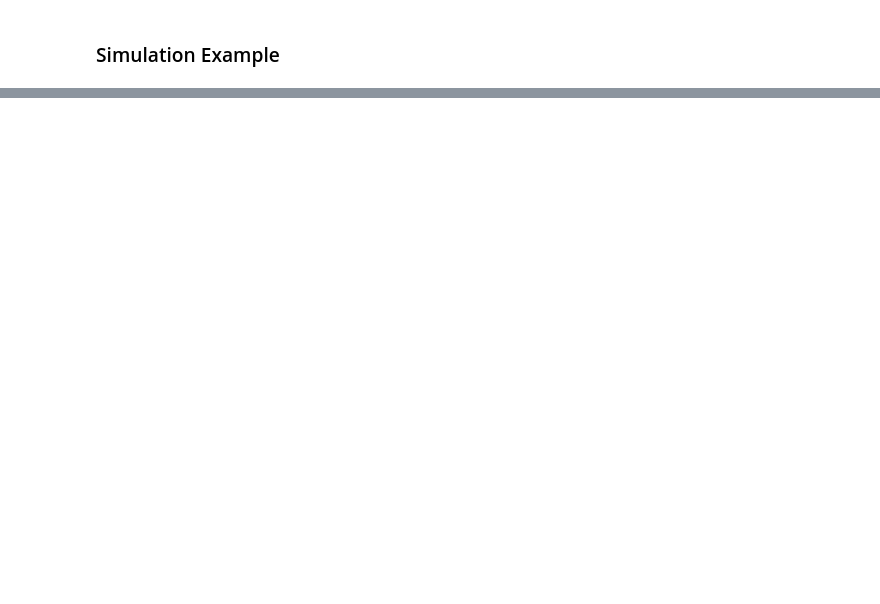
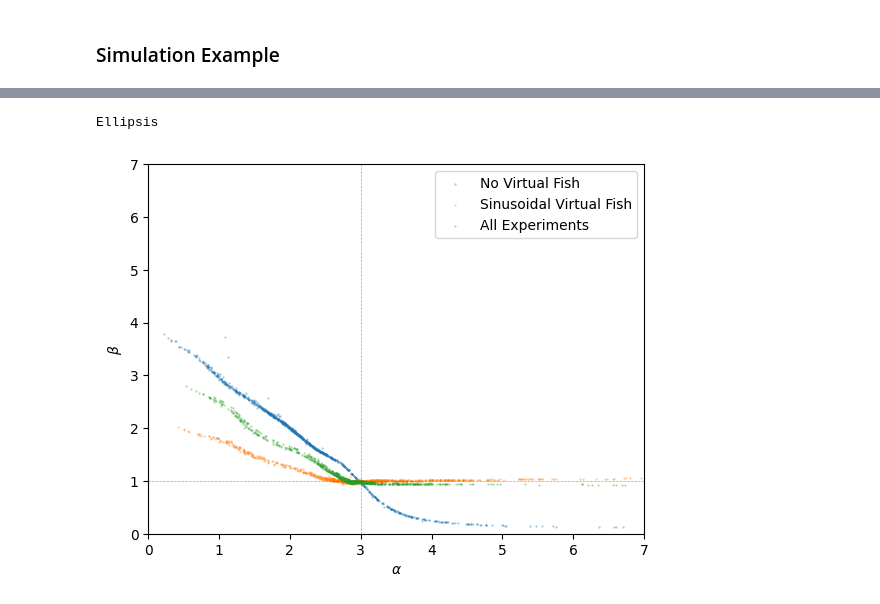
Before and after one commit to BasisResearch/chirho_diffeqpy, a Jupyter notebook: scratch/toy_fish_model2.ipynb, the cells around one changed output, grey strips where cells are left out. Saved outputs shown, nothing was run; the diff lists cells and outputs as text; code cells hidden in the pictures; blank space fills up the shorter version.

```diff
--- a/scratch/toy_fish_model2.ipynb
+++ b/scratch/toy_fish_model2.ipynb
@@ -267,0 +388,10 @@ plot_simple_experimental_pair()
+# %%
+# Run the SVI iterations.
+NUM_SVI_ITERS = 2000
+for i in range(NUM_SVI_ITERS):
+    [svi.svi_iter() for svi in svis]
+    print(f"Progress {i+1}/{NUM_SVI_ITERS}", end="\r")
+
+    if i == NUM_SVI_ITERS - NUM_SVI_ITERS // 4:
+        lr = STARTING_LR / 10
+        [change_lr_(svi, lr) for svi in svis]
@@ -267,0 +410,37 @@ plot_simple_experimental_pair()
+# %%
+def plot_posterior_samples_from_multiple_runs(true_params, num_samples, *guides, labels=None):
+
+    post_samples = []
+    for guide in guides:
+        with pyro.plate("samples", num_samples):
+            post_samples.append(guide())
+
+    if labels is None:
+        labels = [f"Inference {i}" for i in range(len(guides))]
+
+    fig, ax = plt.subplots()
+    for post_sample, lbl in zip(post_samples, labels):
+        ax.scatter(post_sample['copy_coefs'][:,0].detach(), post_sample['copy_coefs'][:,1].detach(), s=0.2, alpha=0.5, label=lbl)
+    ax.set_xlabel(r"$\alpha$")
+    ax.set_ylabel(r"$\beta$")
+    # 0, 4 xlim ylim
+    ax.set_xlim(0, 7)
+    ax.set_ylim(0, 7)
+    # Plot crosshairs at true_params
+    ax.axvline(true_params['copy_coefs'][0].item(), color='red', linestyle='--', linewidth=0.5, alpha=0.5)
+    ax.axhline(true_params['copy_coefs'][1].item(), color='red', linestyle='--', linewidth=0.5, alpha=0.5)
+    ax.legend()
+    return fig, ax
+# %%
+plot_posterior_samples_from_multiple_runs(
+    dict(copy_coefs=GET_TRUE_COPY_COEFS()),
+    1000,
+    svi_no_vfish.guide,
+    svi_sin_vfish.guide,
+    svi_all.guide,
+    labels=["No Virtual Fish", "Sinusoidal Virtual Fish", "All Experiments"]
+)
+...
+# %% [output]
+Ellipsis
+[figure, added]
```
Also changed, not shown: parts of 22 cells of this notebook.
